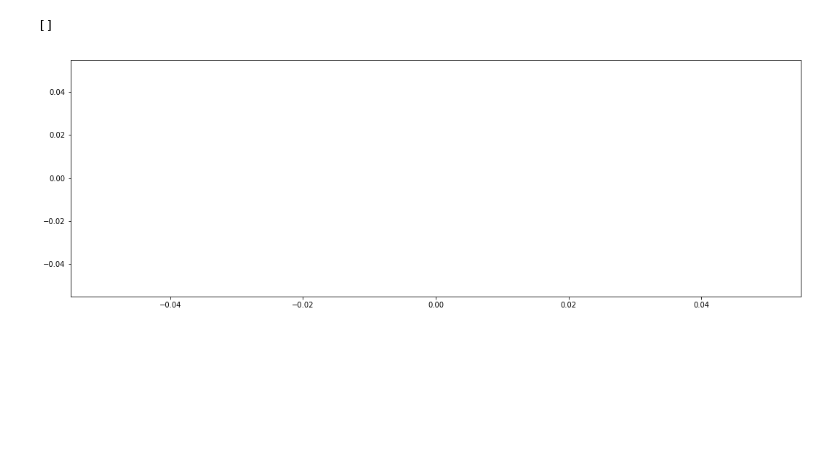
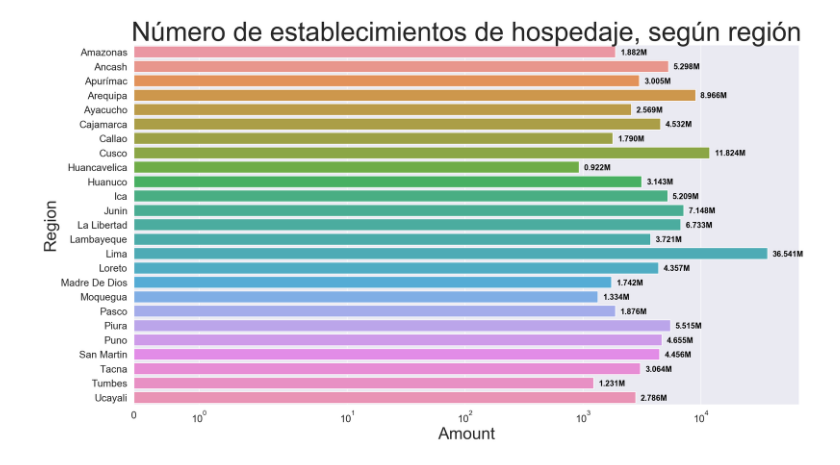
Before and after one commit to romellfudi/MinCeTur, a Jupyter notebook: oferta_hotelera/oferta_hotelera.ipynb, the cells around one changed output. Cells and saved outputs as stored; diff of their text form; code cells hidden in the pictures; blank space fills up the shorter version.

```diff
--- a/oferta_hotelera/oferta_hotelera.ipynb
+++ b/oferta_hotelera/oferta_hotelera.ipynb
@@ -12,5 +34,30 @@ plt.rcParams['figure.figsize'] = (18,6)
-# %%
-plt.plot()
-# %% [output]
-[]
-[figure, removed]
+# %%
+def clean_dataframe(df):
+    df.dropna(axis=1,how='all',inplace=True)
+    columns_navalue =  df.columns[df.isna().any()].tolist()
+    if columns_navalue != []:
+        df.ix[-1,columns_navalue] = df[columns_navalue].median()
+        df[columns_navalue] = df[columns_navalue].interpolate()
+
+def plot_df(df,title ='Tourist'):
+    df = df.T
+    dic = dict(y='Region',x='Amount')
+    info = df.sum().to_frame().reset_index()
+    info.columns = list(dic.values())
+    ax = sns.barplot(data=info,**dic)
+    for i, v in enumerate(info['Amount'].values):
+        ax.text( v+v*.1 ,i+.2 , str('%.3fM'%(v/1000)), color='black', fontweight='bold')
+    plt.xscale('log')
+    xx, locs = plt.xticks()
+    ll = ['{:,}'.format(a) for a in xx]
+    plt.xticks(xx[:-1], ll[:-1])
+
+def show_descriptive_data(name_file,sheet,scale='symlog',title ='Tourist'):
+    df = pd.read_excel(name_file,sheet_name=sheet,nrows=25,
+                           skiprows=3,index_col=0,)
+    df = df.loc[:,df.columns.map(lambda x: x.isalnum())]
+    clean_dataframe(df)
+    plot_df(df,title)
+    plt.xscale(scale)
+    plt.title(title)
+    plt.show();
@@ -16,0 +82,5 @@ plt.plot()
+# %%
+show_descriptive_data('rptaniomes_a.xls','rptaniomes',
+                      title='Número de establecimientos de hospedaje, según región')
+# %% [output]
+[figure, added]
```
Also changed, not shown: parts of 19 cells of this notebook.
